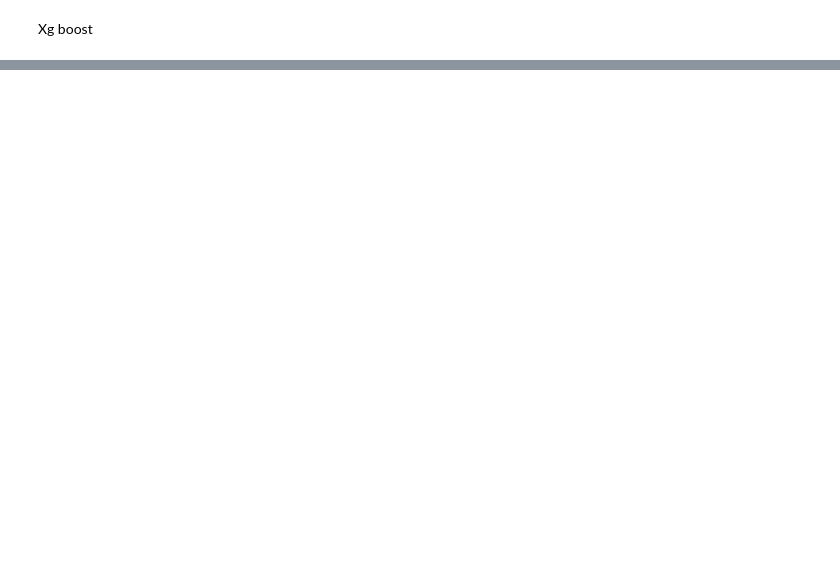
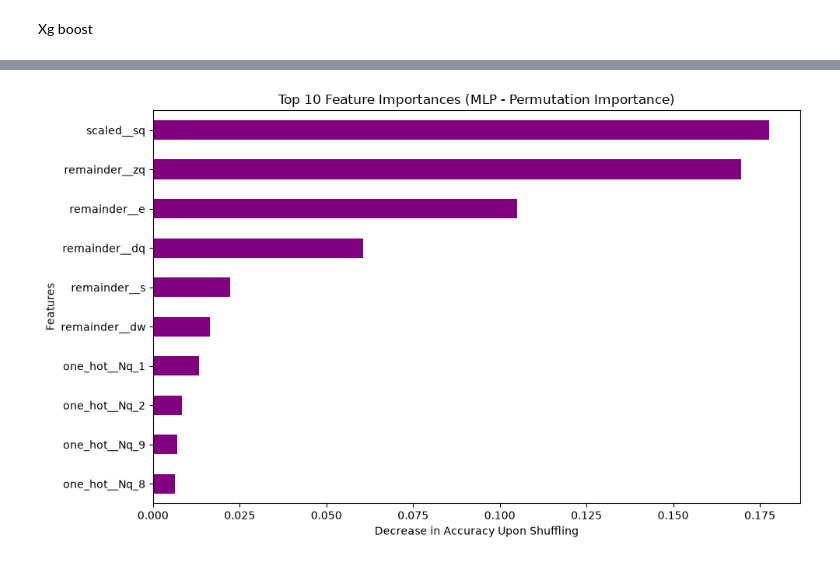
Before and after one commit to EnvinyatarTheRenewer/ant_life_cycle_simulation_and_ml, a Jupyter notebook: ant_project.ipynb, the cells around one changed output, grey strips where cells are left out. Cells and saved outputs as stored; diff of their text form; code cells hidden in the pictures; blank space fills up the shorter version.

```diff
--- a/ant_project.ipynb
+++ b/ant_project.ipynb
@@ -700,0 +850,34 @@ Xg boost
+# %%
+from sklearn.inspection import permutation_importance
+import pandas as pd
+import matplotlib.pyplot as plt
+
+# 1. Quickly create X_test_df from your existing X_test and ColumnTransformer (ct)
+feature_names = ct.get_feature_names_out()
+if hasattr(X_test, "toarray"):
+    X_test_df = pd.DataFrame(X_test.toarray(), columns=feature_names)
+else:
+    X_test_df = pd.DataFrame(X_test, columns=feature_names)
+
+# 2. Calculate permutation importance on the test set
+result = permutation_importance(
+    best_mlp_model,
+    X_test_df,
+    y_test['polymorphic'],
+    n_repeats=10,
+    random_state=1,
+    n_jobs=-1
+)
+
+# 3. Put the results into a pandas Series and plot
+perm_importances = pd.Series(result.importances_mean, index=feature_names)
+
+plt.figure(figsize=(10, 6))
+perm_importances.nlargest(10).sort_values().plot(kind='barh', color='purple')
+plt.title('Top 10 Feature Importances (MLP - Permutation Importance)')
+plt.xlabel('Decrease in Accuracy Upon Shuffling')
+plt.ylabel('Features')
+plt.tight_layout()
+plt.show()
+# %% [output]
+[figure, added]
```
Also changed, not shown: parts of 25 cells of this notebook.
